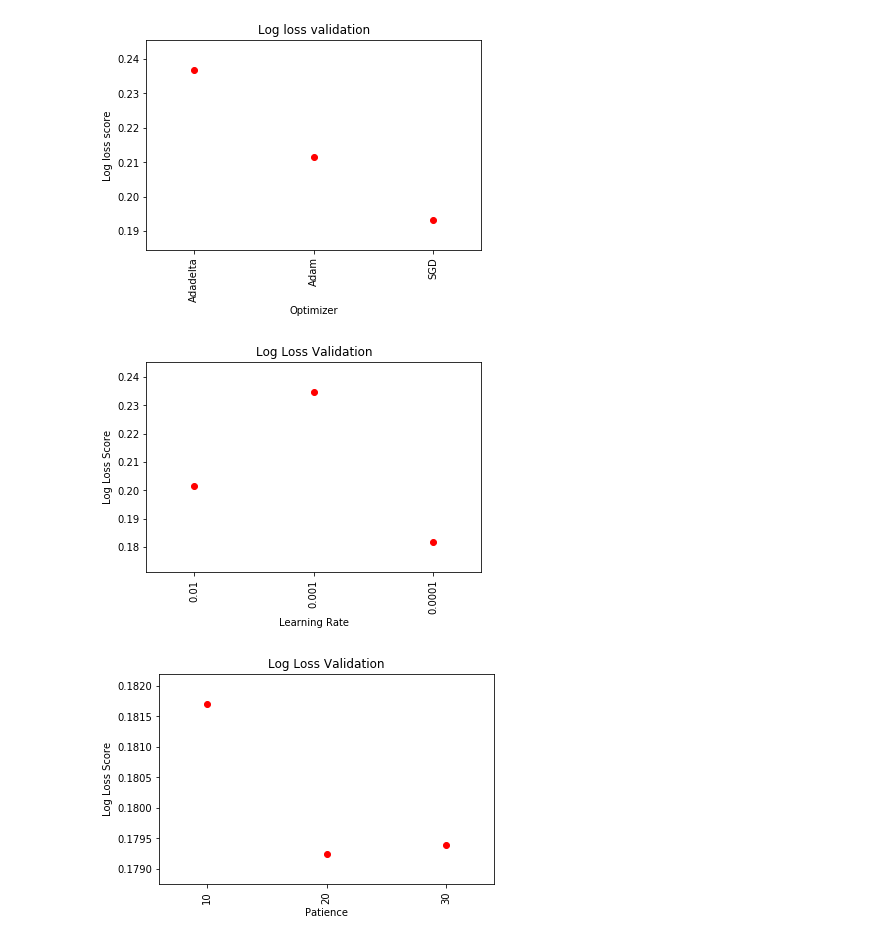
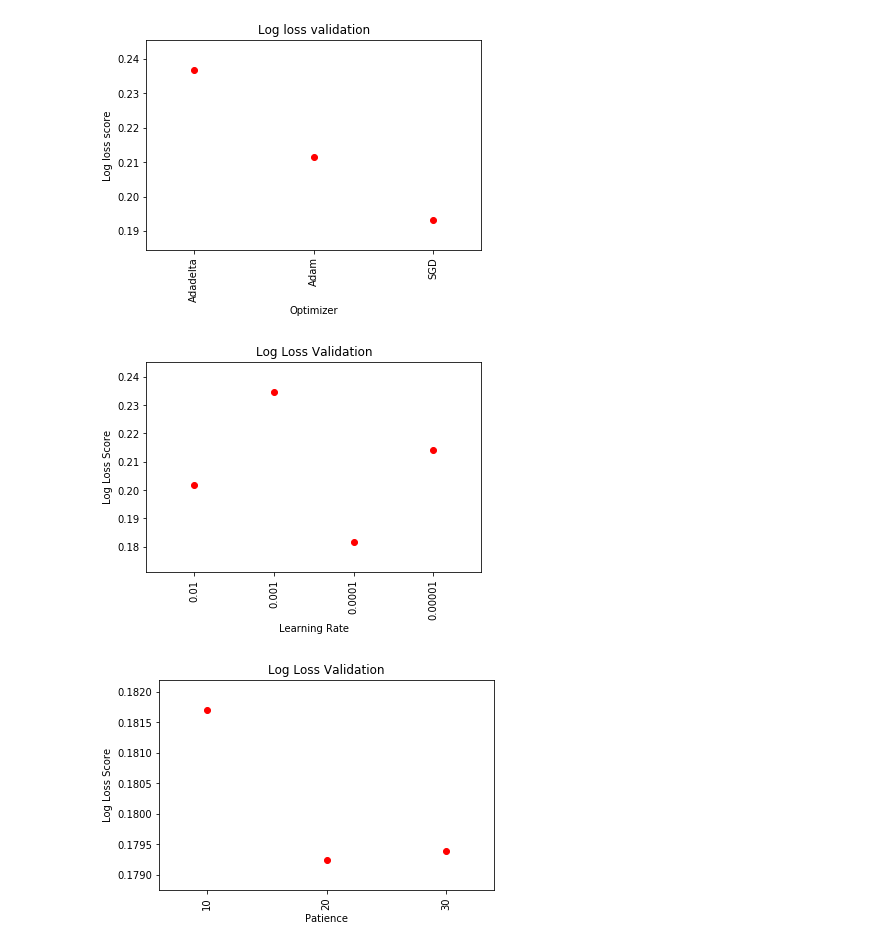
Before and after one commit to jeongwhanchoi/MLND-Capstone-Project, a Jupyter notebook: Mean-Variance.ipynb, the cells around one changed output. Cells and saved outputs as stored; diff of their text form; code cells hidden in the pictures.

```diff
--- a/Mean-Variance.ipynb
+++ b/Mean-Variance.ipynb
@@ -464,24 +614,24 @@ plt.show()
 # %% [output]
 [figure]
 # %%
-x = [1, 2, 3]
-y = [0.20165806206, 0.234735911185, 0.181701044989]
-labels = ['0.01', '0.001', '0.0001']
+x = [1, 2, 3, 4]
+y = [0.20165806206, 0.234735911185, 0.181701044989, 0.213980056827]
+labels = ['0.01', '0.001', '0.0001', '0.00001']
 
 plt.title('Log Loss Validation')
 plt.ylabel('Log Loss Score')
 plt.xlabel('Learning Rate')
 
 plt.plot(x, y, 'ro')
 # You can specify a rotation for the tick labels in degrees or with keywords.
 plt.xticks(x, labels, rotation='vertical')
 # Pad margins so that markers don't get clipped by the axes
 plt.margins(0.2)
 # Tweak spacing to prevent clipping of tick-labels
 plt.subplots_adjust(bottom=0.15)
 plt.show()
 # %% [output]
-[figure, old version]
+[figure, new version]
 # %%
 x = [1, 2, 3]
 y = [0.181701044989, 0.179240771208, 0.179382493428]
```
Also changed, not shown: parts of 27 cells of this notebook, 7 other files.
